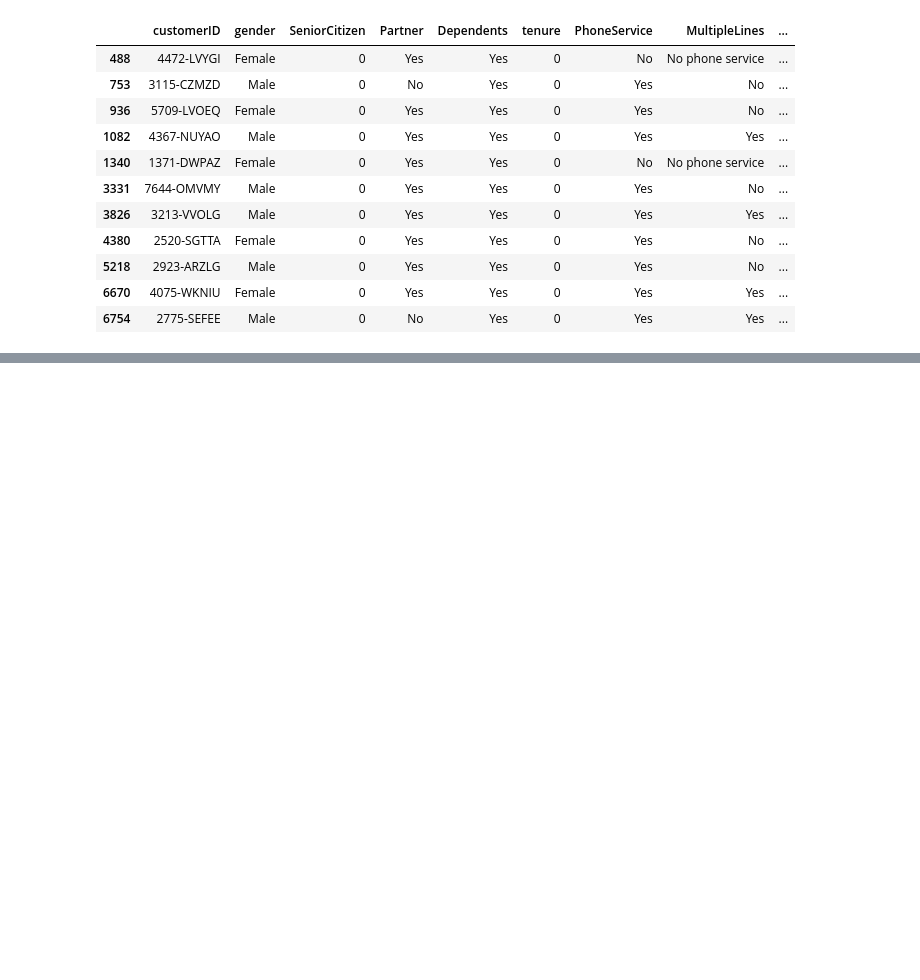
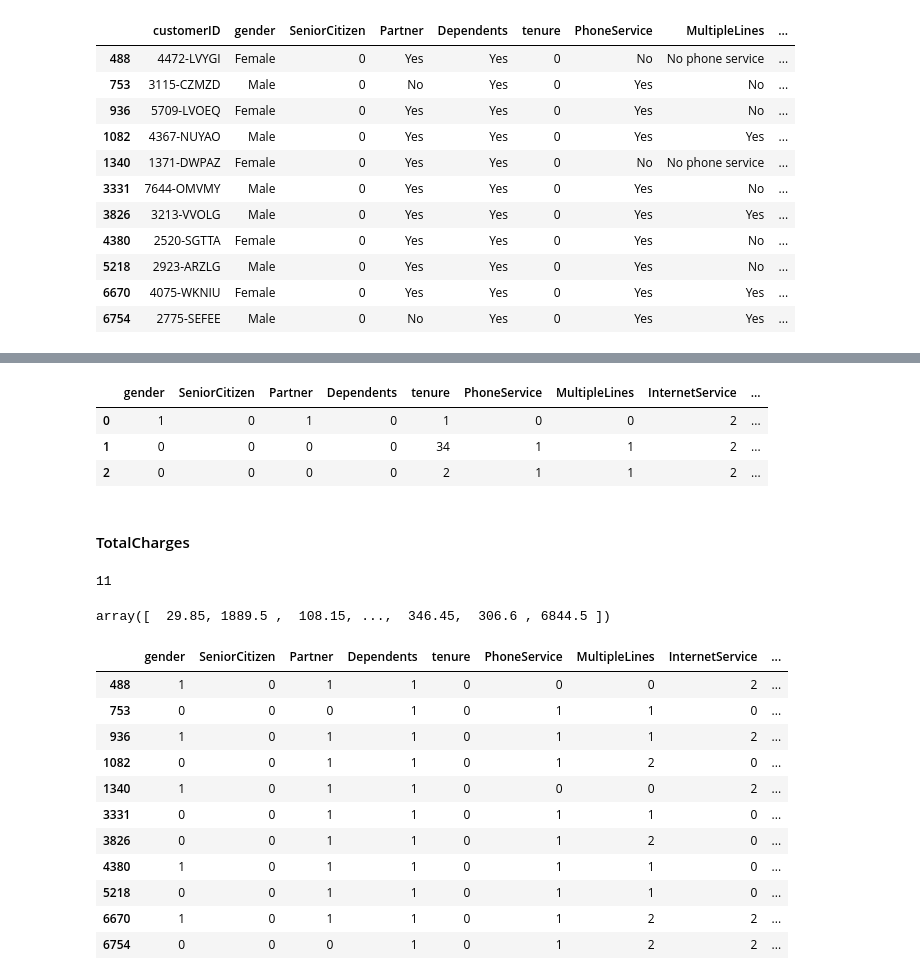
Before and after one commit to SDA8144/Project-ML-3, a Jupyter notebook: Project_ML_3.ipynb, the cells around one changed output, grey strips where cells are left out. Saved outputs shown, nothing was run; the diff lists cells and outputs as text; code cells hidden in the pictures; blank space fills up the shorter version.

```diff
--- a/Project_ML_3.ipynb
+++ b/Project_ML_3.ipynb
@@ -405,0 +750,2 @@ df[df["TotalCharges"].isna()]
+# %%
+df = pd.get_dummies(data=df,columns=["Contract"],dtype=int)
@@ -405,0 +767,2 @@ df[df["TotalCharges"].isna()]
+# %%
+df["PaperlessBilling"].replace({'Yes':1, 'No':0},inplace = True)
@@ -405,0 +780,36 @@ df[df["TotalCharges"].isna()]
+# %%
+df = pd.get_dummies(data=df,columns=["PaymentMethod"],dtype=int)
+# %%
+df.head(3)
+# %% [output]
+|  | gender | SeniorCitizen | Partner | Dependents | tenure | PhoneService | MultipleLines | InternetService | ... |
+| 0 | 1 | 0 | 1 | 0 | 1 | 0 | 0 | 2 | ... |
+| 1 | 0 | 0 | 0 | 0 | 34 | 1 | 1 | 2 | ... |
+| 2 | 0 | 0 | 0 | 0 | 2 | 1 | 1 | 2 | ... |
+# %% [markdown]
+#### TotalCharges
+# %%
+df['TotalCharges'] = pd.to_numeric(df.TotalCharges, errors='coerce')
+# %%
+df["TotalCharges"].isna().sum()
+# %% [output]
+11
+# %%
+df["TotalCharges"].unique()
+# %% [output]
+array([  29.85, 1889.5 ,  108.15, ...,  346.45,  306.6 , 6844.5 ])
+# %%
+df[df["TotalCharges"].isna()]
+# %% [output]
+|  | gender | SeniorCitizen | Partner | Dependents | tenure | PhoneService | MultipleLines | InternetService | ... |
+| 488 | 1 | 0 | 1 | 1 | 0 | 0 | 0 | 2 | ... |
+| 753 | 0 | 0 | 0 | 1 | 0 | 1 | 1 | 0 | ... |
+| 936 | 1 | 0 | 1 | 1 | 0 | 1 | 1 | 2 | ... |
+| 1082 | 0 | 0 | 1 | 1 | 0 | 1 | 2 | 0 | ... |
+| 1340 | 1 | 0 | 1 | 1 | 0 | 0 | 0 | 2 | ... |
+| 3331 | 0 | 0 | 1 | 1 | 0 | 1 | 1 | 0 | ... |
+| 3826 | 0 | 0 | 1 | 1 | 0 | 1 | 2 | 0 | ... |
+| 4380 | 1 | 0 | 1 | 1 | 0 | 1 | 1 | 0 | ... |
+| 5218 | 0 | 0 | 1 | 1 | 0 | 1 | 1 | 0 | ... |
+| 6670 | 1 | 0 | 1 | 1 | 0 | 1 | 2 | 2 | ... |
+| 6754 | 0 | 0 | 0 | 1 | 0 | 1 | 2 | 2 | ... |
```
Also changed, not shown: parts of 145 cells of this notebook.
